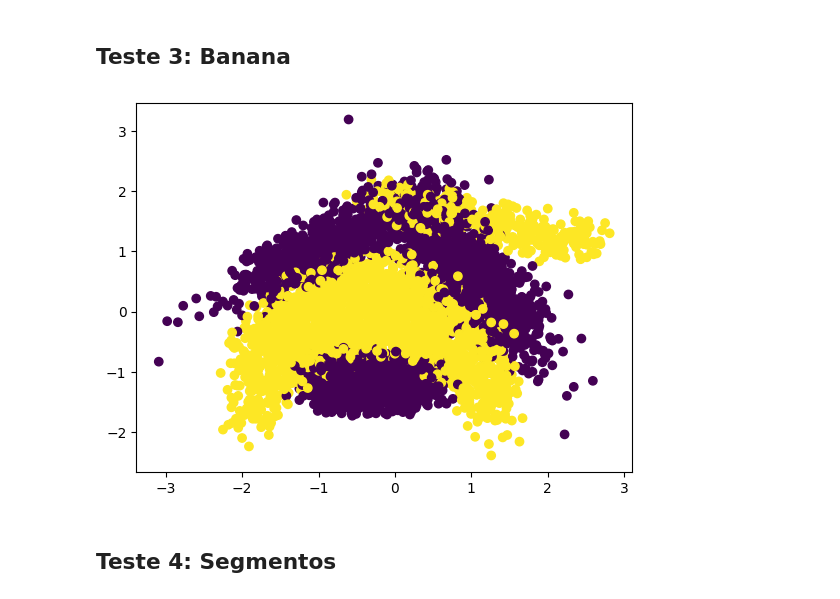
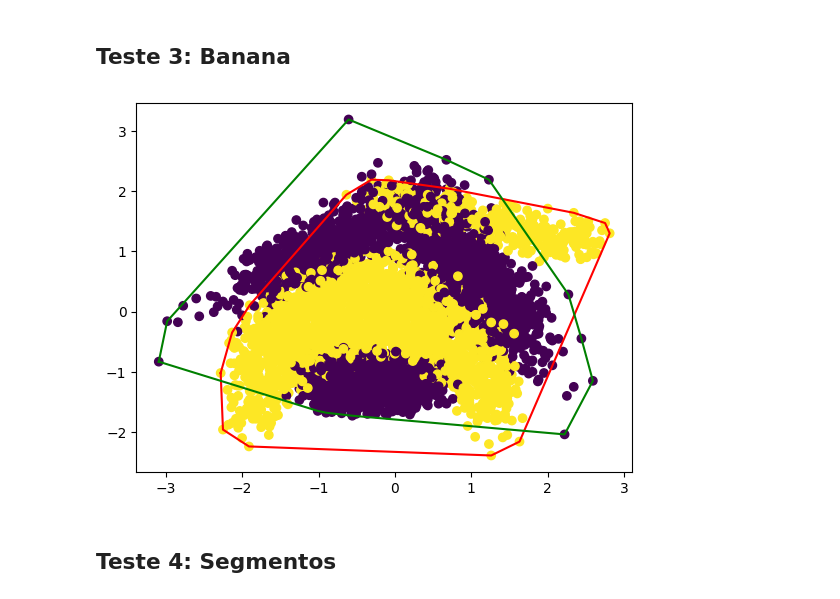
Before and after one commit to MFreyaG/Machine-learning-with-convex-hull, a Jupyter notebook: tp1_alg2.ipynb, the cells around one changed output. Saved outputs shown, nothing was run; the diff lists cells and outputs as text; code cells hidden in the pictures.

```diff
--- a/tp1_alg2.ipynb
+++ b/tp1_alg2.ipynb
@@ -441,6 +441,24 @@ class DataTraining:
         f1_score = (2*precision*recall) / (precision+recall)
 
         return precision, recall, f1_score
+# %%
+class DataPlot:
+    def __init__(self):
+        ...
+
+    def hull_plot(point_set, color):
+        set_hull = ConvexHull(point_set)
+        set_hull_points = set_hull.find_convex_hull()
+        set_hull_points_arr = Tools.point_to_list(set=set_hull_points)
+        set_hull_points_arr[0].append(set_hull_points[0].x)
+        set_hull_points_arr[1].append(set_hull_points[0].y)
+
+        plt.plot(set_hull_points_arr[0], set_hull_points_arr[1], color=color)
+
+        return set_hull
+
+    def scatter_plot(point_set):
+        ...
 # %% [markdown]
 ## Teste 1: Iris ##
 # %%
@@ -527,11 +523,23 @@ plt.show()
 # %%
 banana_df = pd.read_csv('datasets/banana_prepared.csv')
 banana_df
 
+banana_1_set = []
+banana_2_set = []
+index = 0
+for banana in banana_df['Class']:
+    if banana == 1.0:
+        banana_1_set.append(Point(banana_df['At1'][index], banana_df['At2'][index]))
+    else:
+        banana_2_set.append(Point(banana_df['At1'][index], banana_df['At2'][index]))
+    index+=1
+
+DataPlot.hull_plot(banana_1_set, color="red")
+DataPlot.hull_plot(banana_2_set, color="green")
 plt.scatter(x=banana_df['At1'],y=banana_df['At2'], c=banana_df['Class'])
 plt.show()
 # %% [output]
-[figure, old version]
+[figure, new version]
 # %% [markdown]
 ## Teste 4: Segmentos ##
 # %%
```
Also changed, not shown: parts of 10 cells of this notebook, 4 other files.
